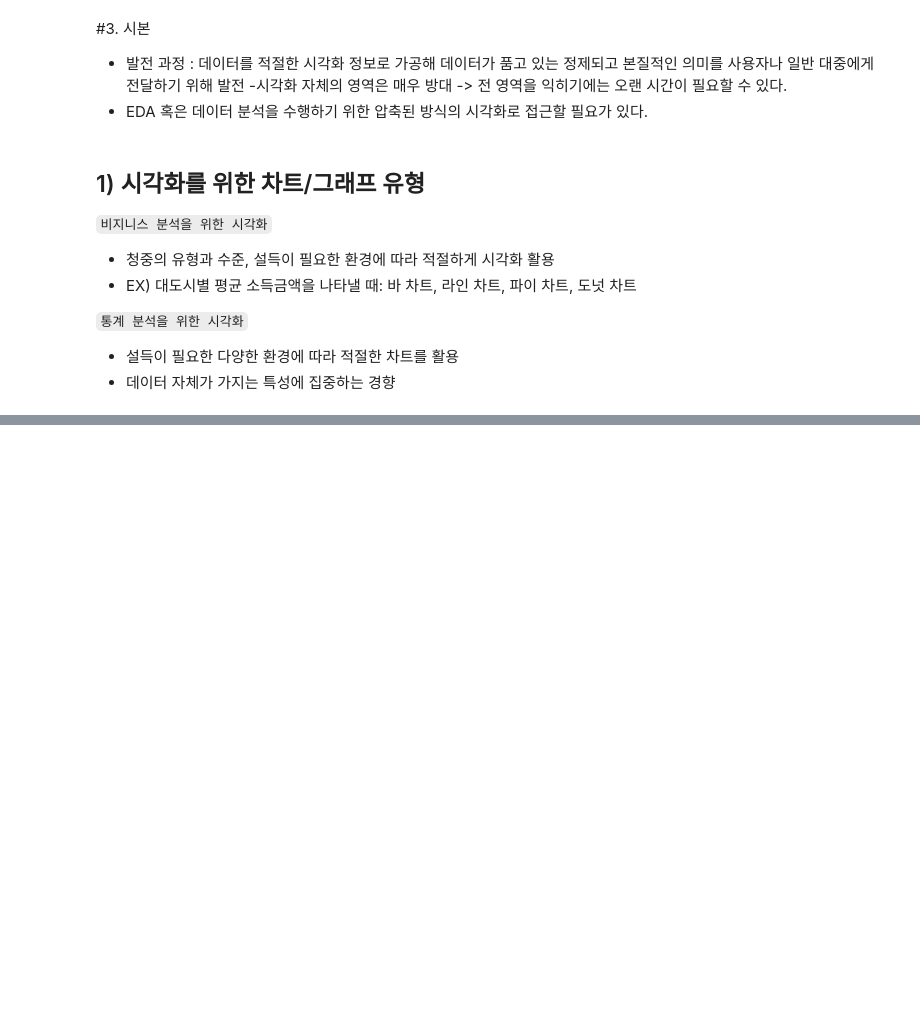
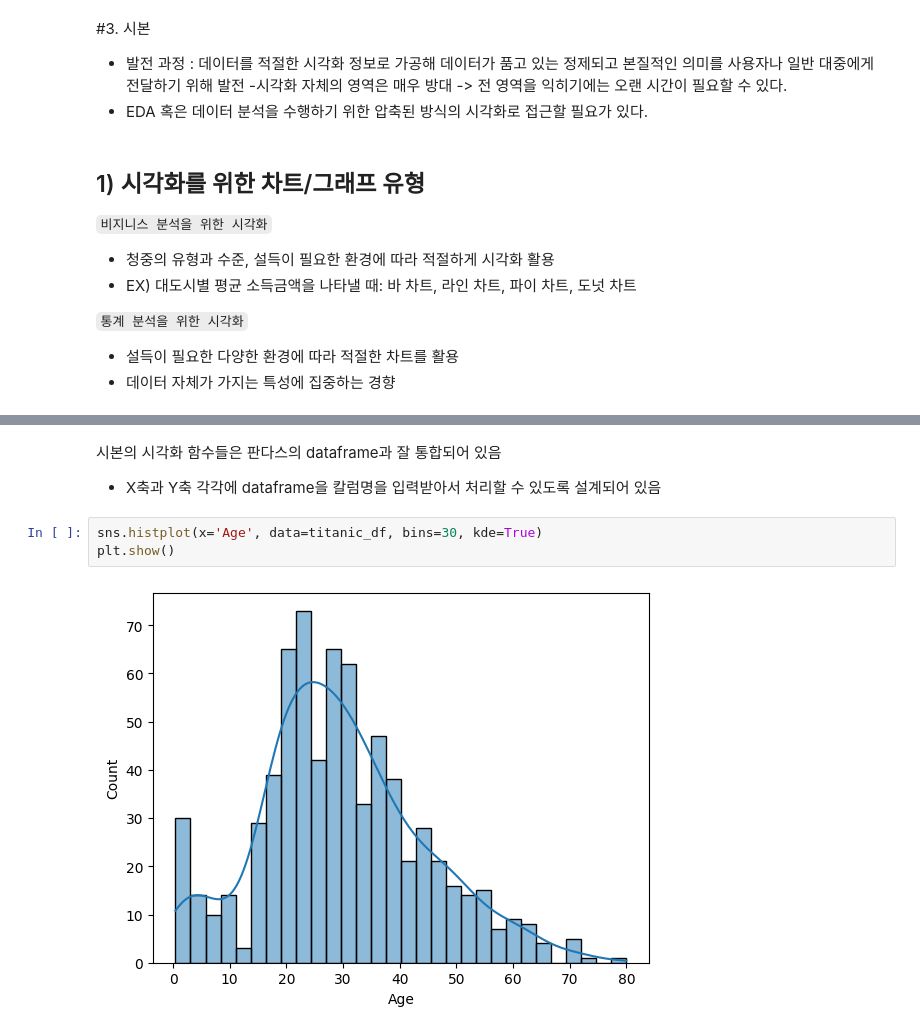
Before and after one commit to taehi5/Esaa_YB, a Jupyter notebook: ESAA_YB_Week2_02.ipynb, the cells around one changed output, grey strips where cells are left out. Drawn from its saved outputs; the diff is of its cells as text; blank space fills up the shorter version.

```diff
--- a/ESAA_YB_Week2_02.ipynb
+++ b/ESAA_YB_Week2_02.ipynb
@@ -16,0 +47,8 @@
+# %% [markdown]
+시본의 시각화 함수들은 판다스의 dataframe과 잘 통합되어 있음
+- X축과 Y축 각각에 dataframe을 칼럼명을 입력받아서 처리할 수 있도록 설계되어 있음
+# %%
+sns.histplot(x='Age', data=titanic_df, bins=30, kde=True)
+plt.show()
+# %% [output]
+[figure, added]
```
Also changed, not shown: parts of 64 cells of this notebook.
